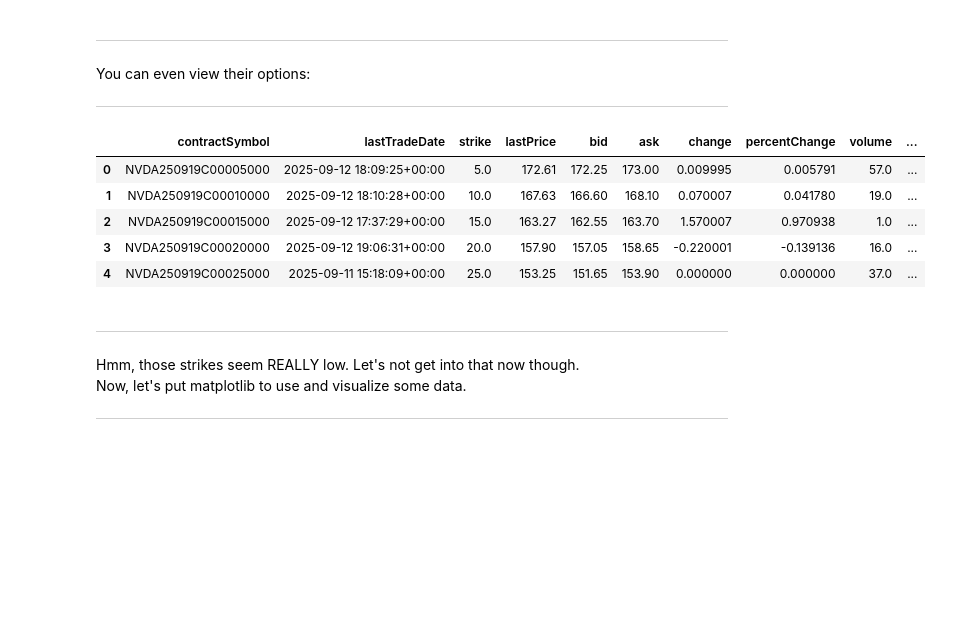
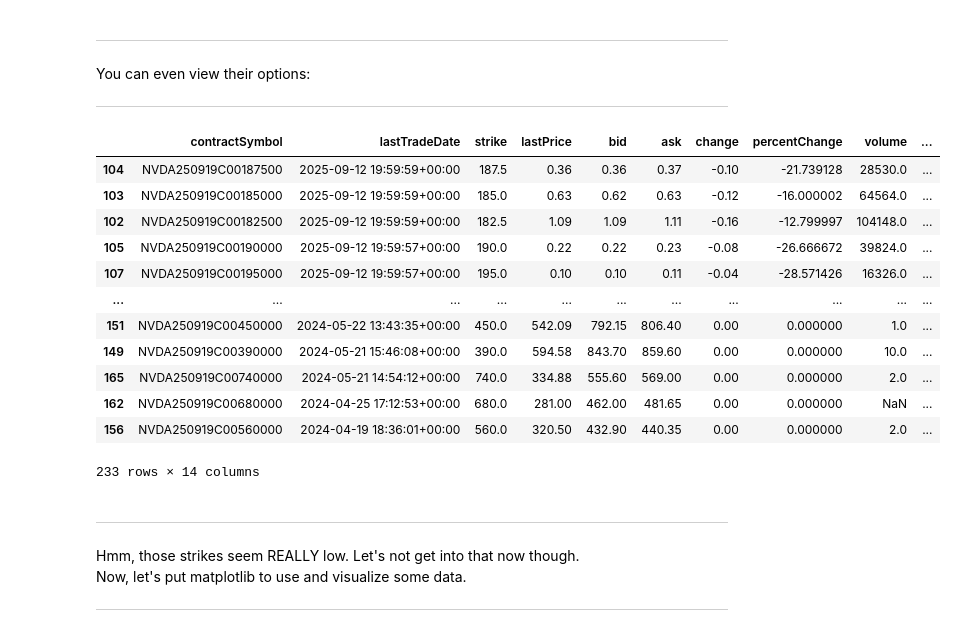
Before and after one commit to thaigaines/stock-explorer-tut, a Jupyter notebook: notebooks/stock-explorer-tut.ipynb, the cells around one changed output. Cells and saved outputs as stored; diff of their text form; code cells hidden in the pictures; blank space fills up the shorter version.

```diff
--- a/notebooks/stock-explorer-tut.ipynb
+++ b/notebooks/stock-explorer-tut.ipynb
@@ -56,14 +55,21 @@ nvda.analyst_price_targets
 You can even view their options:
 <hr>
 # %%
-nvda.option_chain(nvda.options[0]).calls.head()
+nvda.option_chain(nvda.options[0]).calls.sort_values(by="lastTradeDate", ascending=False)
 # %% [output]
 |  | contractSymbol | lastTradeDate | strike | lastPrice | bid | ask | change | percentChange | volume | ... |
-| 0 | NVDA250919C00005000 | 2025-09-12 18:09:25+00:00 | 5.0 | 172.61 | 172.25 | 173.00 | 0.009995 | 0.005791 | 57.0 | ... |
-| 1 | NVDA250919C00010000 | 2025-09-12 18:10:28+00:00 | 10.0 | 167.63 | 166.60 | 168.10 | 0.070007 | 0.041780 | 19.0 | ... |
-| 2 | NVDA250919C00015000 | 2025-09-12 17:37:29+00:00 | 15.0 | 163.27 | 162.55 | 163.70 | 1.570007 | 0.970938 | 1.0 | ... |
-| 3 | NVDA250919C00020000 | 2025-09-12 19:06:31+00:00 | 20.0 | 157.90 | 157.05 | 158.65 | -0.220001 | -0.139136 | 16.0 | ... |
-| 4 | NVDA250919C00025000 | 2025-09-11 15:18:09+00:00 | 25.0 | 153.25 | 151.65 | 153.90 | 0.000000 | 0.000000 | 37.0 | ... |
+| 104 | NVDA250919C00187500 | 2025-09-12 19:59:59+00:00 | 187.5 | 0.36 | 0.36 | 0.37 | -0.10 | -21.739128 | 28530.0 | ... |
+| 103 | NVDA250919C00185000 | 2025-09-12 19:59:59+00:00 | 185.0 | 0.63 | 0.62 | 0.63 | -0.12 | -16.000002 | 64564.0 | ... |
+| 102 | NVDA250919C00182500 | 2025-09-12 19:59:59+00:00 | 182.5 | 1.09 | 1.09 | 1.11 | -0.16 | -12.799997 | 104148.0 | ... |
+| 105 | NVDA250919C00190000 | 2025-09-12 19:59:57+00:00 | 190.0 | 0.22 | 0.22 | 0.23 | -0.08 | -26.666672 | 39824.0 | ... |
+| 107 | NVDA250919C00195000 | 2025-09-12 19:59:57+00:00 | 195.0 | 0.10 | 0.10 | 0.11 | -0.04 | -28.571426 | 16326.0 | ... |
+| ... | ... | ... | ... | ... | ... | ... | ... | ... | ... | ... |
+| 151 | NVDA250919C00450000 | 2024-05-22 13:43:35+00:00 | 450.0 | 542.09 | 792.15 | 806.40 | 0.00 | 0.000000 | 1.0 | ... |
+| 149 | NVDA250919C00390000 | 2024-05-21 15:46:08+00:00 | 390.0 | 594.58 | 843.70 | 859.60 | 0.00 | 0.000000 | 10.0 | ... |
+| 165 | NVDA250919C00740000 | 2024-05-21 14:54:12+00:00 | 740.0 | 334.88 | 555.60 | 569.00 | 0.00 | 0.000000 | 2.0 | ... |
+| 162 | NVDA250919C00680000 | 2024-04-25 17:12:53+00:00 | 680.0 | 281.00 | 462.00 | 481.65 | 0.00 | 0.000000 | NaN | ... |
+| 156 | NVDA250919C00560000 | 2024-04-19 18:36:01+00:00 | 560.0 | 320.50 | 432.90 | 440.35 | 0.00 | 0.000000 | 2.0 | ... |
+233 rows × 14 columns
 # %% [markdown]
 <hr>
 Hmm, those strikes seem REALLY low. Let's not get into that now though.
```
Also changed, not shown: parts of 4 cells of this notebook.
